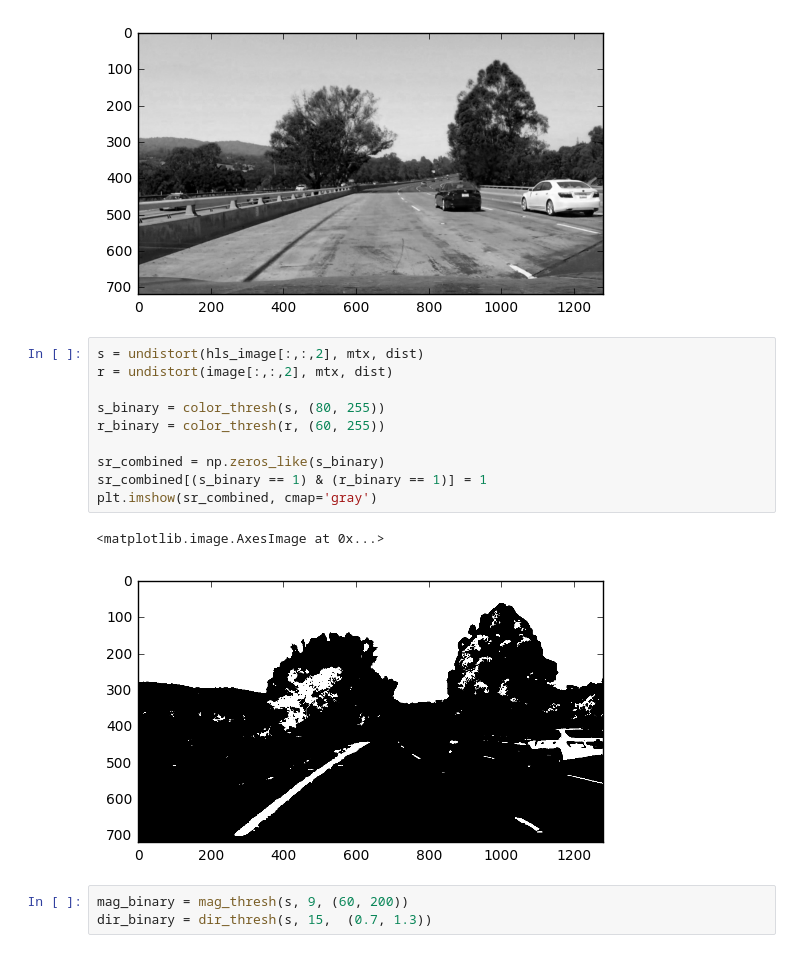
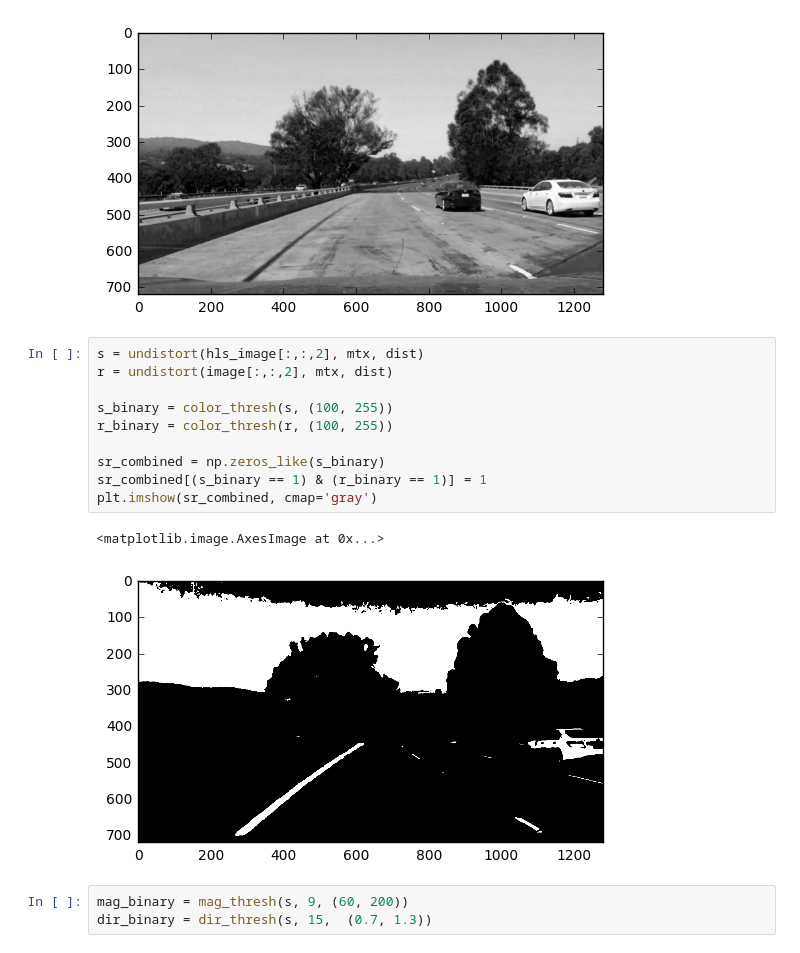
Before and after one commit to alpernkanli/CarND-Advanced-Lane-Lines, a Jupyter notebook: Explore-2.ipynb, the cells around one changed output. Drawn from its saved outputs; the diff is of its cells as text.

```diff
--- a/Explore-2.ipynb
+++ b/Explore-2.ipynb
@@ -97,16 +97,16 @@ plt.imshow(image[:,:,0], cmap='gray')
 # %%
 s = undistort(hls_image[:,:,2], mtx, dist)
 r = undistort(image[:,:,2], mtx, dist)
 
-s_binary = color_thresh(s, (80, 255))
-r_binary = color_thresh(r, (60, 255))
+s_binary = color_thresh(s, (100, 255))
+r_binary = color_thresh(r, (100, 255))
 
 sr_combined = np.zeros_like(s_binary)
 sr_combined[(s_binary == 1) & (r_binary == 1)] = 1
 plt.imshow(sr_combined, cmap='gray')
 # %% [output]
 <matplotlib.image.AxesImage at 0x...>
-[figure, old version]
+[figure, new version]
 # %%
 mag_binary = mag_thresh(s, 9, (60, 200))
 dir_binary = dir_thresh(s, 15,  (0.7, 1.3))
```
Also changed, not shown: parts of 8 cells of this notebook.
